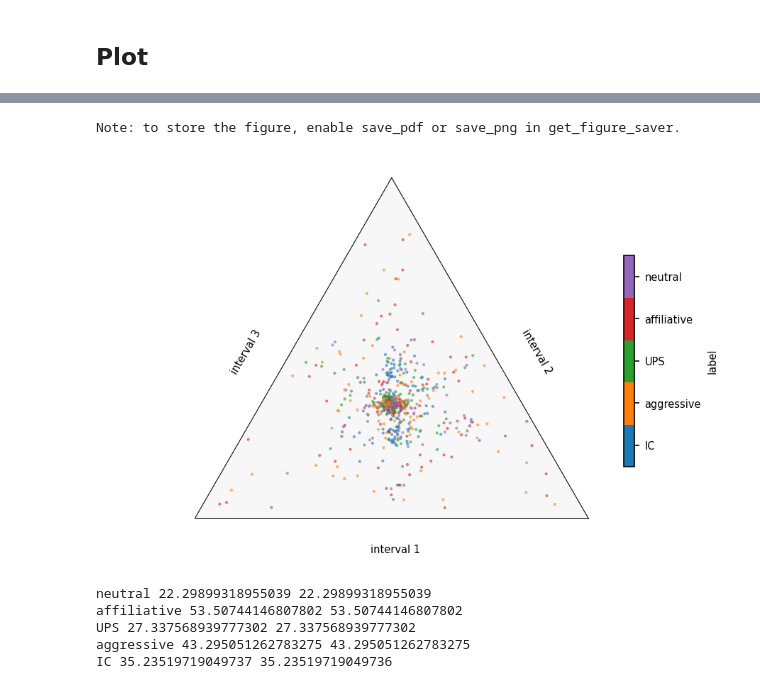
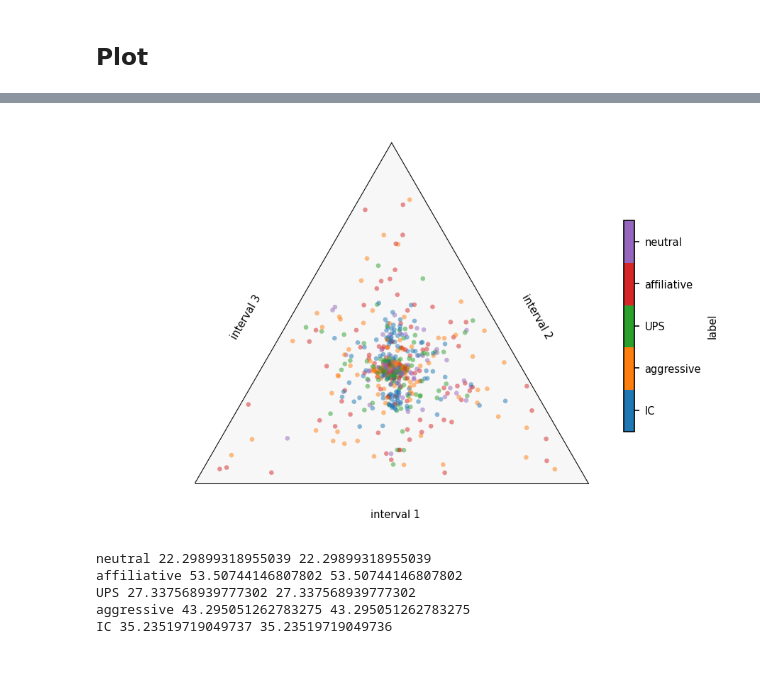
Before and after one commit to bacor/rhythm-triangles, a Jupyter notebook: notebooks/fernandez2021.ipynb, the cells around one changed output, grey strips where cells are left out. Cells and saved outputs as stored; diff of their text form; code cells hidden in the pictures.

```diff
--- a/notebooks/fernandez2021.ipynb
+++ b/notebooks/fernandez2021.ipynb
@@ -19,7 +19,7 @@ DATA_DIR = '../data/fernandez2021'
 ORIGINAL_DATA_DIR = f'{DATA_DIR}/original-data'
 
 # Function to save figures: you can easily toggle this on/off globally
-savefig = get_figure_saver(group='fernandez2021', save_pdf=False, save_png=False)
+savefig = get_figure_saver(group='fernandez2021', save_pdf=True, save_png=True)
 # %% [markdown]
 ## Preprocessing
 # %% [markdown]
@@ -90,25 +101,25 @@ Note: to store the figure, enable save_pdf or save_png in get_figure_saver.
 # %%
 types = [ 'neutral', 'affiliative', 'UPS', 'aggressive', 'IC']
 subset = separate_sequences(df[df['syllable_train_type'].isin(types)])
 
 # Get rhythm motifs
 intervals = subset['syllable_ioi'].values
 motifs, duration = normalize(ngram_motifs(intervals, length=3))
 
 # Determine labels
 # Ignore columns where ioi is missing, but train type is not (i.e., last syll in a seq)
 mismatch = subset['syllable_ioi'].isna() & (~subset['syllable_train_type'].isna())
 train_types = subset[~mismatch]['syllable_train_type'].values
 # All motifs in a sequence have the same type, so we just pick the first
 labels = string_motifs(train_types, 3, aggregator=lambda motif: motif[0])
 
 ternary_motif_plot(motifs, duration, labels=labels,
-    scatter_kws=dict(s=4, alpha=.6), ratios=False, ratio_kws=dict(factors=[1,2]))
+    scatter_kws=dict(s=10, alpha=.5),
+    ratios=False, ratio_kws=dict(factors=[1,2]))
 
 savefig('by-syllable-train-type')
 # %% [output]
-Note: to store the figure, enable save_pdf or save_png in get_figure_saver.
-[figure, old version]
+[figure, new version]
 # %%
 for t in types:
     subset = df.query(f'syllable_train_type=="{t}"')
```
Also changed, not shown: parts of 4 cells of this notebook, 11 other files.
